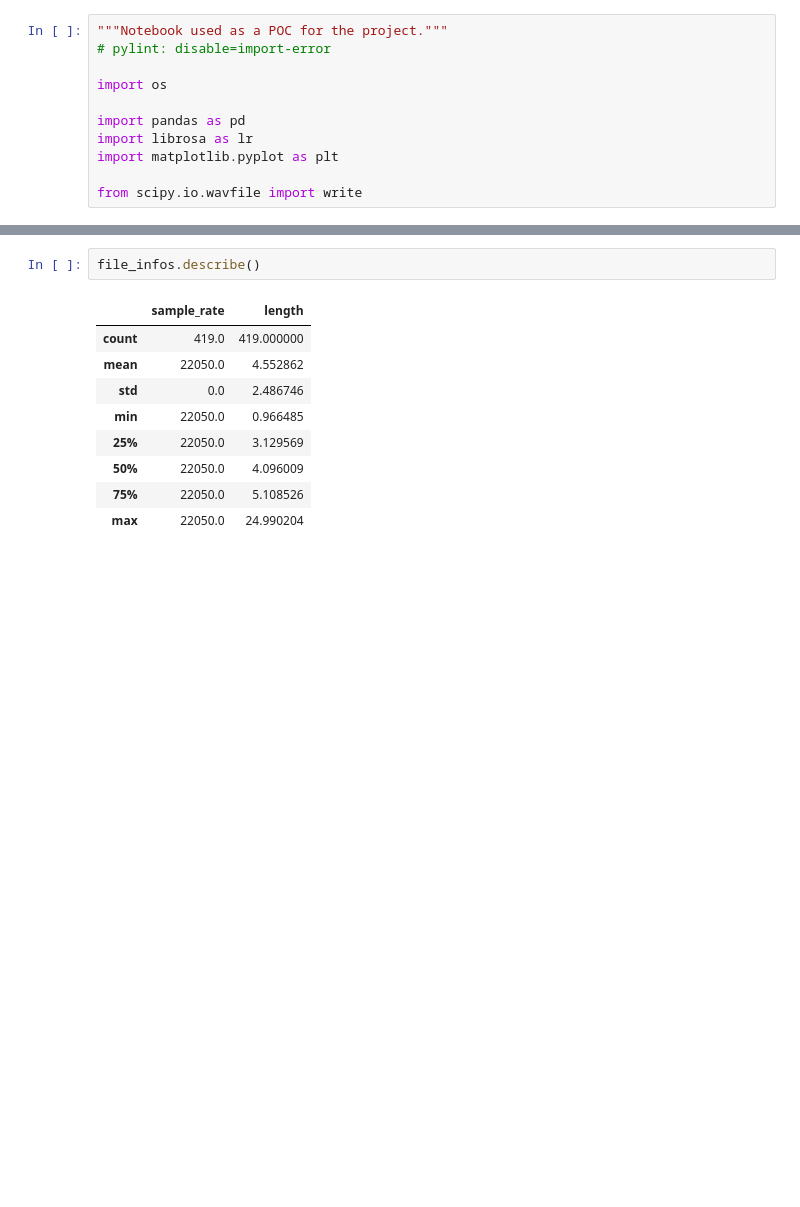
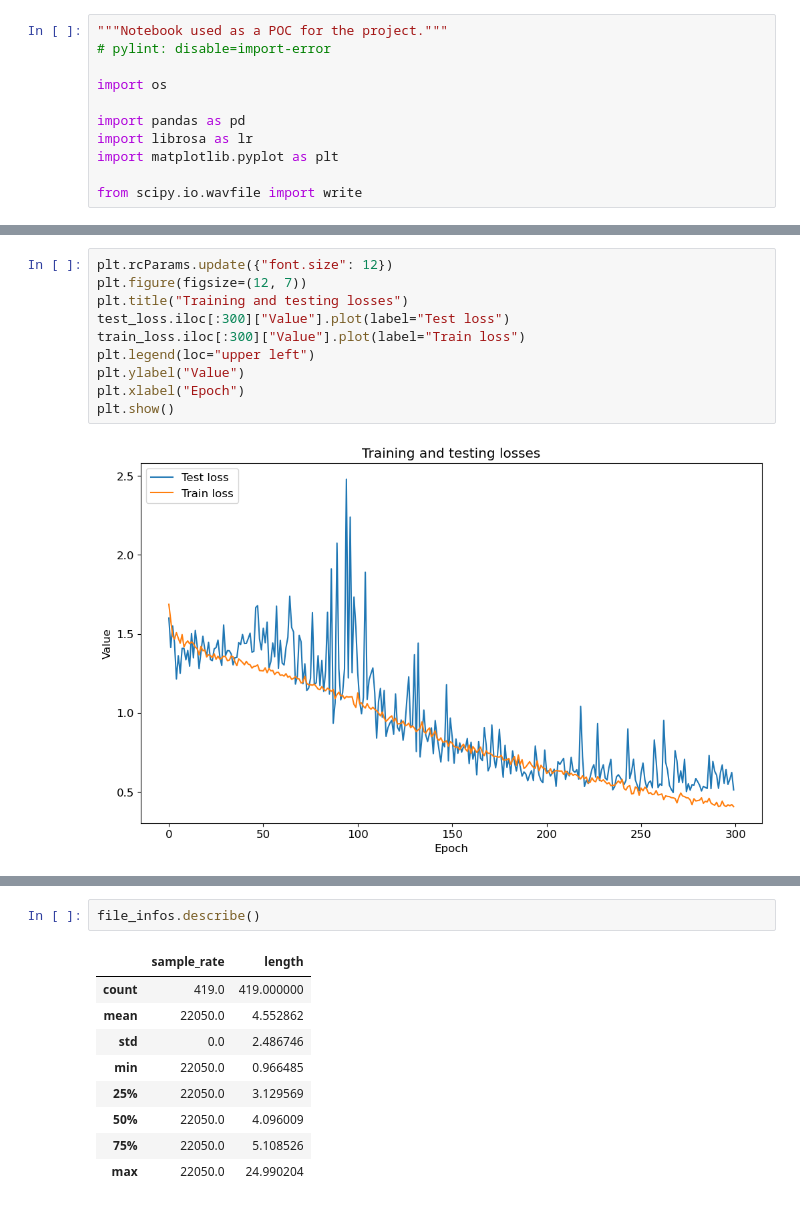
Before and after one commit to wsrtka/NeedleNet, a Jupyter notebook: needlenet/poc.ipynb, the cells around one changed output, grey strips where cells are left out. Drawn from its saved outputs; the diff is of its cells as text; blank space fills up the shorter version.

```diff
--- a/needlenet/poc.ipynb
+++ b/needlenet/poc.ipynb
@@ -12 +31,13 @@ from scipy.io.wavfile import write
+# %%
+plt.rcParams.update({"font.size": 12})
+plt.figure(figsize=(12, 7))
+plt.title("Training and testing losses")
+test_loss.iloc[:300]["Value"].plot(label="Test loss")
+train_loss.iloc[:300]["Value"].plot(label="Train loss")
+plt.legend(loc="upper left")
+plt.ylabel("Value")
+plt.xlabel("Epoch")
+plt.show()
+# %% [output]
+[figure, added]
 # %%
```
Also changed, not shown: parts of 6 cells of this notebook, 4 other files.
